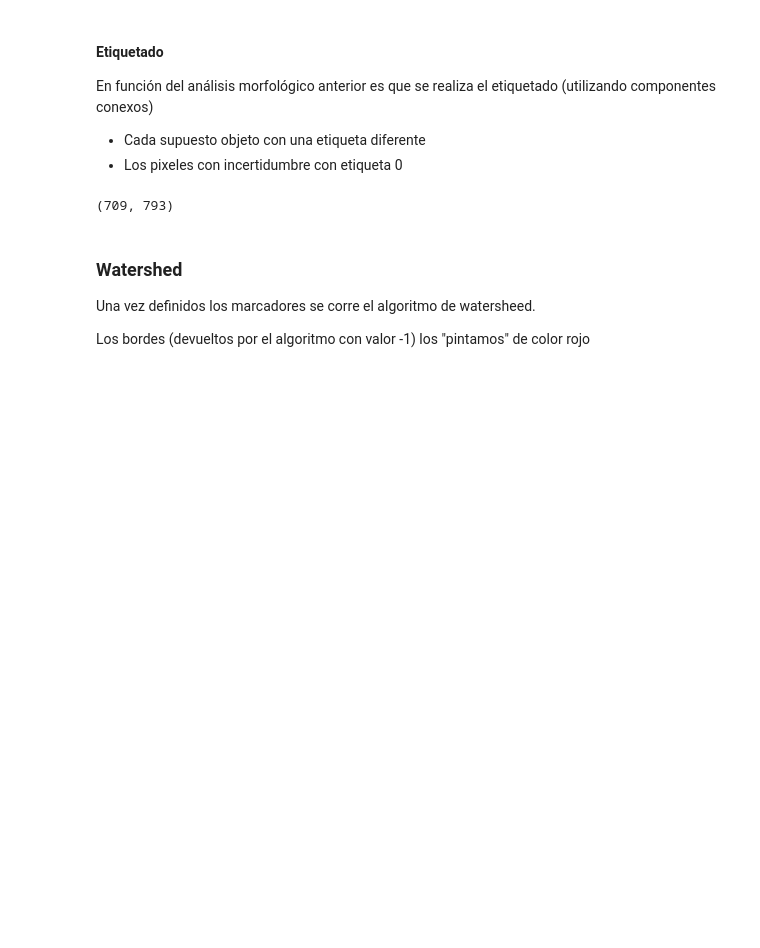
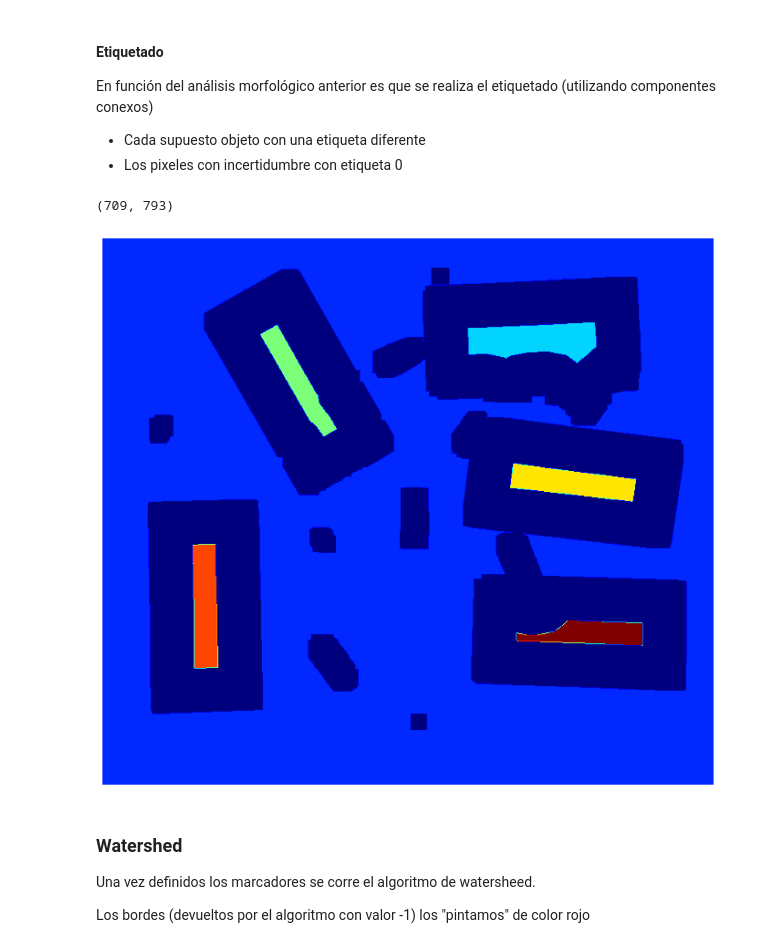
Before and after one commit to FIUBA-Posgrado-Inteligencia-Artificial/vision_computadora_I, a Jupyter notebook: Codigo/Clase6/00.Watersheed.ipynb, the cells around one changed output. Cells and saved outputs as stored; diff of their text form; code cells hidden in the pictures; blank space fills up the shorter version.

```diff
--- a/Codigo/Clase6/00.Watersheed.ipynb
+++ b/Codigo/Clase6/00.Watersheed.ipynb
@@ -109,18 +92,18 @@ En función del análisis morfológico anterior es que se realiza el etiquetado
 # %%
 # Etiquetado de marcadores (similar a flood fill)
 ret, connected_coord = cv.connectedComponents(sure_fg)
 # Agregar un uno ('1') a todas las etiquetas (para evitar la etiqueta '0')
 # CC asigna 0 para el background pero watershed necesita que el 0 este asociado a
 # la region desconocida o indefinida
 connected_coord = connected_coord + 1
 # Ahora, marcamos la región de incertezas con cero
 connected_coord[unknown==255] = 0
 
-fig=plt.figure('Marcadores')
-plt.imshow(connected_coord, cmap='jet')
 print(connected_coord.shape)
+sv.plot_image(connected_coord, cmap='jet')
 # %% [output]
 (709, 793)
+[figure, added]
 # %% [markdown]
 ### Watershed
 
```
Also changed, not shown: parts of 7 cells of this notebook, 2 other files.
